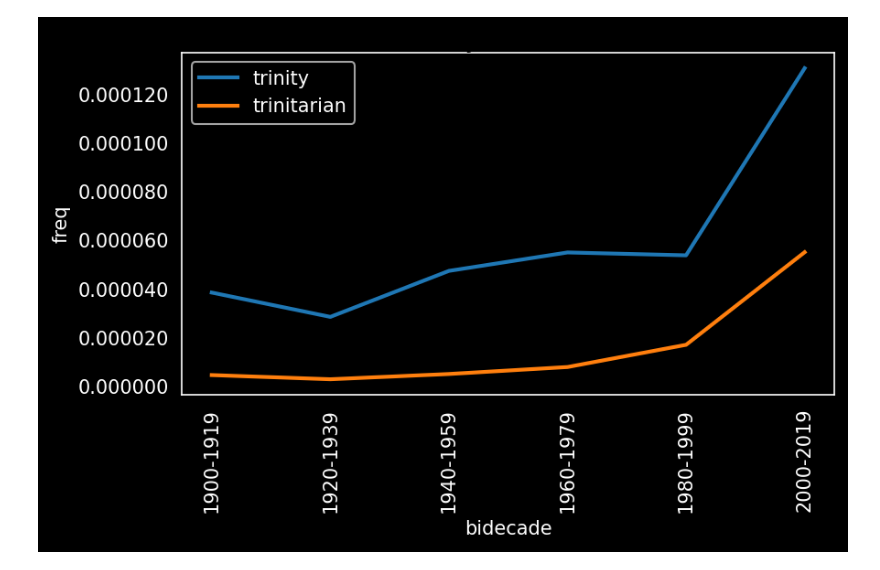
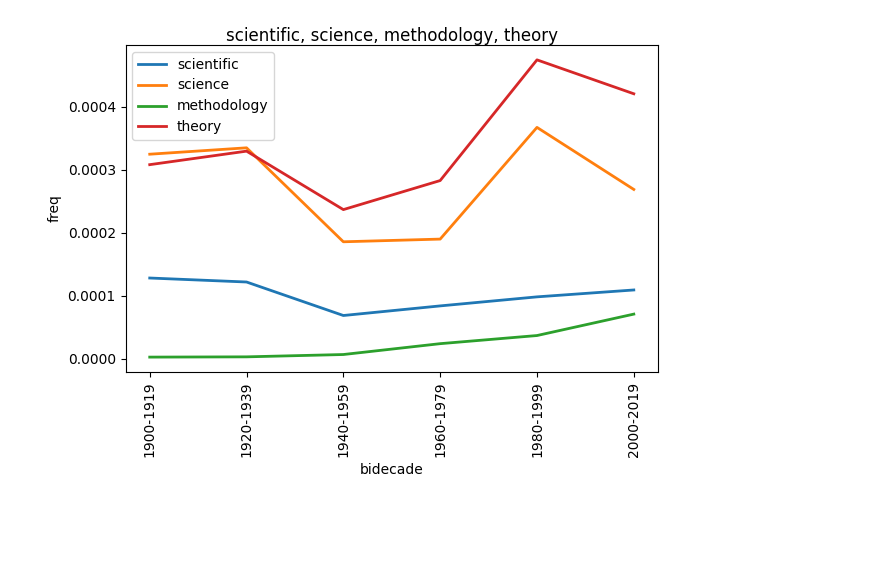
Before and after one commit to kasev/mops, a Jupyter notebook: scripts/freqs_explorations.ipynb, the cells around one changed output. Cells and saved outputs as stored; diff of their text form; code cells hidden in the pictures; blank space fills up the shorter version.

```diff
--- a/scripts/freqs_explorations.ipynb
+++ b/scripts/freqs_explorations.ipynb
@@ -26,16 +25,8 @@ palette = sns.color_palette(None, 3)
 # %%
 bidecades_strs = ['1900-1919', '1920-1939', '1940-1959', '1960-1979', '1980-1999', '2000-2019']
 
-from matplotlib.ticker import ScalarFormatter
-
-formatter = ScalarFormatter(useMathText=False)
-formatter.set_powerlimits((-8, 8))
-formatter.set_scientific(False)
-
-def plot_bidecade_freq(terms, figsize=(6,4)):
-    fig, ax = plt.subplots(tight_layout=True, figsize=figsize, dpi=150)
-    fig.patch.set_facecolor("black")
-    ax.set_facecolor("black")
+def plot_bidecade_freq(terms):
+    fig, ax = plt.subplots(tight_layout=True)
     if type(terms) == list:
       colors = sns.color_palette(None, len(terms))
       for term, color in zip(terms, colors):
@@ -46,22 +37,17 @@ def plot_bidecade_freq(terms, figsize=(6,4)):
       term = terms
       data = [freqs[term] if term in freqs.keys() else 0 for freqs in bidecades_freqs_complete]
       ax.plot(data, linewidth=2)
-      ax.set_title(term, pad=-14, color="white")
+      ax.set_title(term, pad=-14)
     ax.set_xticks(range(0,6))
-    #ax.ticklabel_format(axis="y", style="plain") # scilimits=(0,0), style="sci")# "plain")
-    ax.set_xticklabels(bidecades_strs, color="white", rotation=90)
-    ax.set_yticklabels(['{:.6f}'.format(el) for el in ax.get_yticks()], color="white")
-    ax.set_xlabel("bidecade", color="white")
-    ax.set_ylabel("freq", color="white")
-    ax.spines['bottom'].set_color('white')
-    ax.spines['top'].set_color('white')
-    ax.spines['right'].set_color('white')
-    ax.spines['left'].set_color('white')
-    ax.legend(facecolor="black", labelcolor="white")
+    ax.ticklabel_format(style="plain")
+    ax.set_xticklabels(bidecades_strs, rotation=90)
+    ax.set_xlabel("bidecade")
+    ax.set_ylabel("freq")
+    ax.legend()
     return fig
-# %%
-fig = plot_bidecade_freq(["trinity", "trinitarian"], figsize=(6,4))
-# %% [output]
-[figure, removed]
+# %%
+fig = plot_bidecade_freq(["scientific", "science", "methodology", "theory"])
+# %% [output]
+[figure, added]
 # %%
 download_figure(fig)
```
Also changed, not shown: parts of 9 cells of this notebook, 1 other file.
